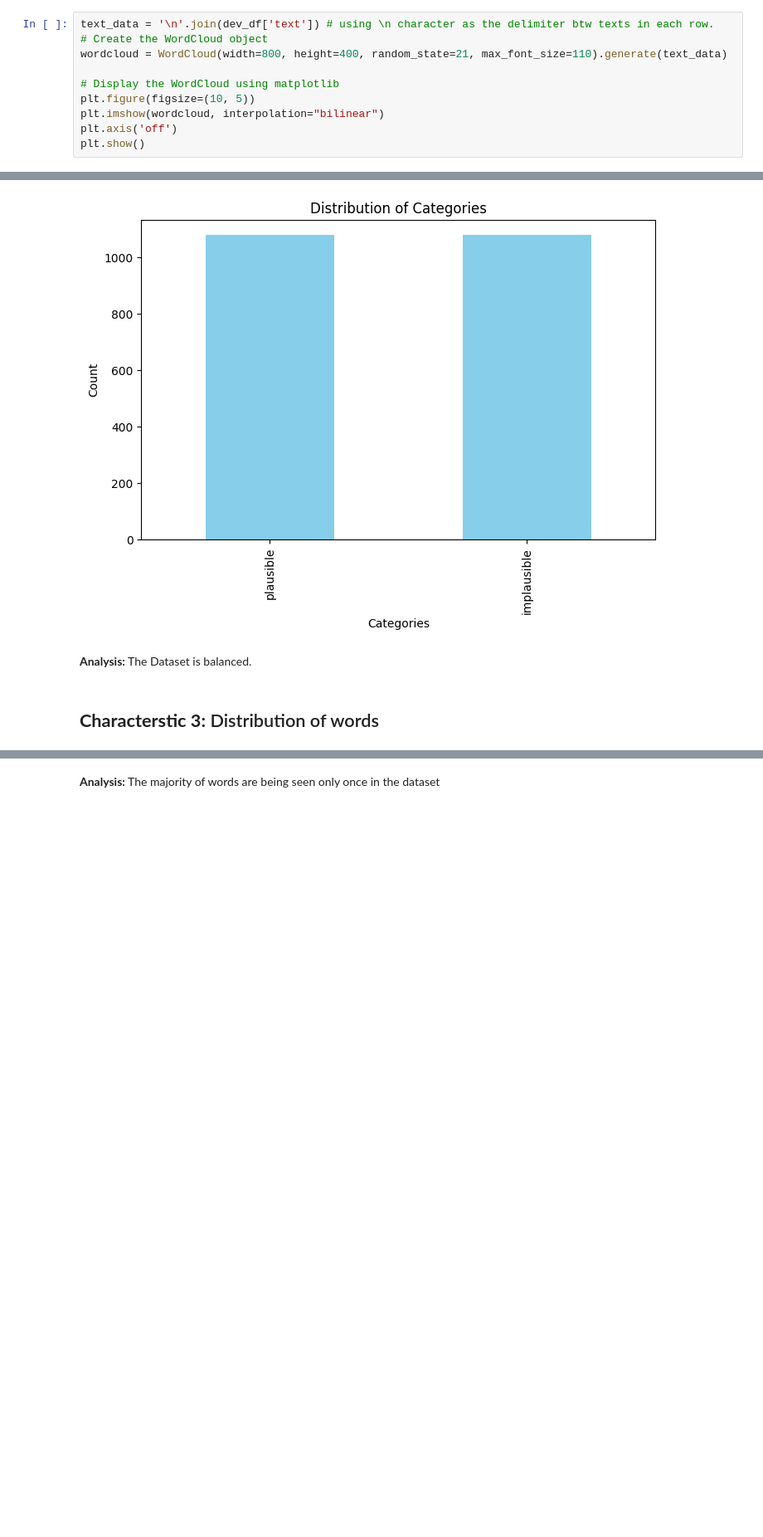
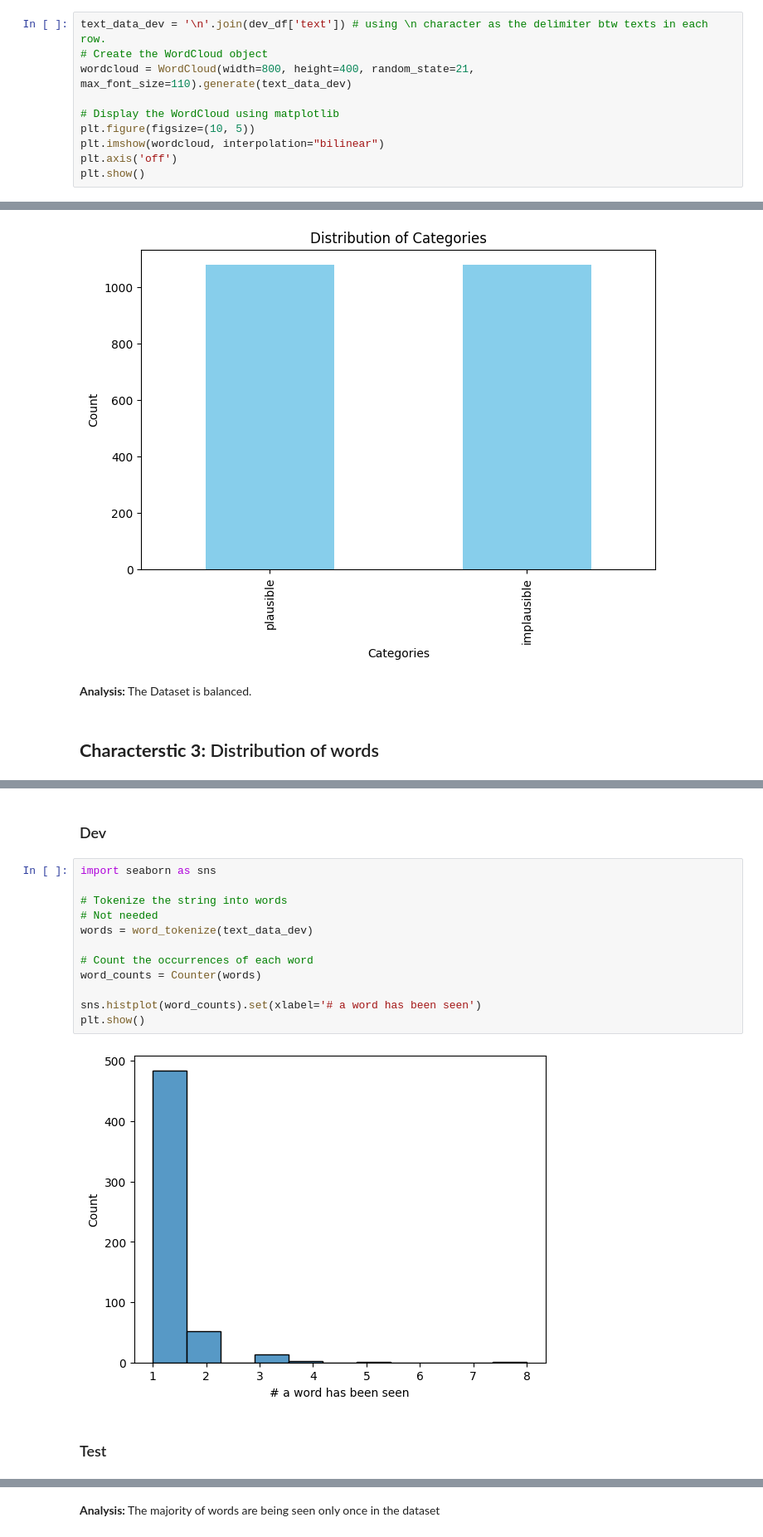
Before and after one commit to asarthaks/plausibility_classification, a Jupyter notebook: analysis/ExploratoryDataAnalysis - PEP.ipynb, the cells around one changed output, grey strips where cells are left out. Shown at 83% size. Drawn from its saved outputs; the diff is of its cells as text; blank space fills up the shorter version.

```diff
--- a/analysis/ExploratoryDataAnalysis - PEP.ipynb
+++ b/analysis/ExploratoryDataAnalysis - PEP.ipynb
@@ -92,9 +73,9 @@ plt.show()
 # %% [markdown]
 ### Dev
 # %%
-text_data = '\n'.join(dev_df['text']) # using \n character as the delimiter btw texts in each row.
+text_data_dev = '\n'.join(dev_df['text']) # using \n character as the delimiter btw texts in each row.
 # Create the WordCloud object
-wordcloud = WordCloud(width=800, height=400, random_state=21, max_font_size=110).generate(text_data)
+wordcloud = WordCloud(width=800, height=400, random_state=21, max_font_size=110).generate(text_data_dev)
 
 # Display the WordCloud using matplotlib
 plt.figure(figsize=(10, 5))
@@ -168,0 +152,18 @@ plt.show()
+# %% [markdown]
+### Dev
+# %%
+import seaborn as sns
+
+# Tokenize the string into words
+# Not needed
+words = word_tokenize(text_data_dev)
+
+# Count the occurrences of each word
+word_counts = Counter(words)
+
+sns.histplot(word_counts).set(xlabel='# a word has been seen')
+plt.show()
+# %% [output]
+[figure, added]
+# %% [markdown]
+### Test
```
Also changed, not shown: parts of 22 cells of this notebook.
